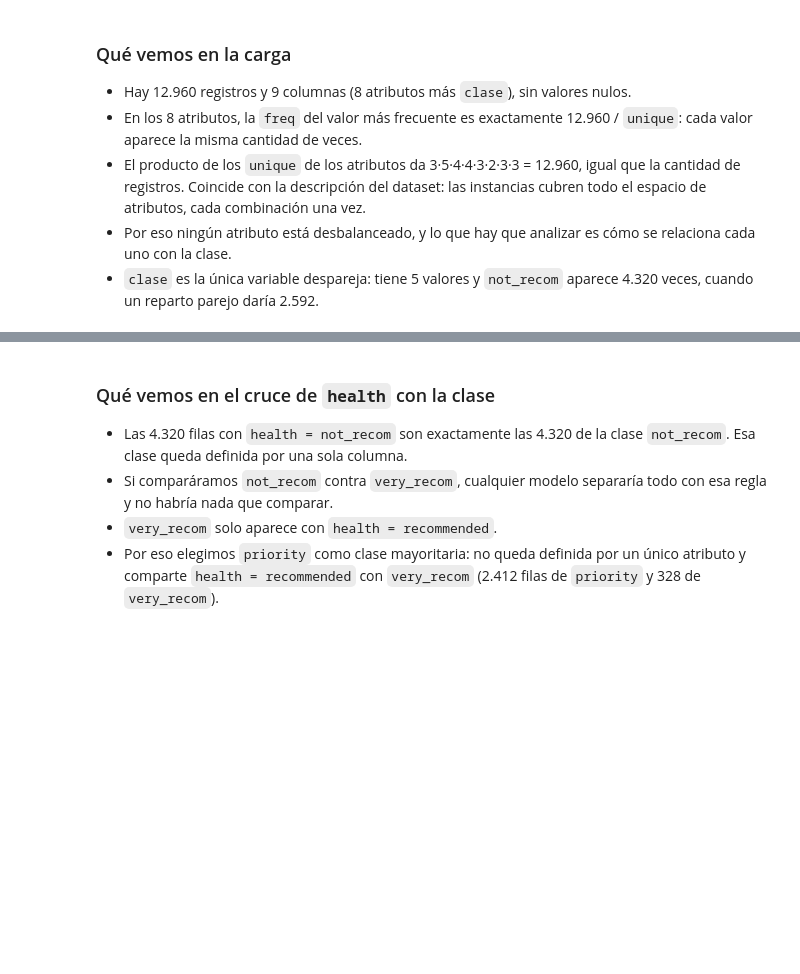
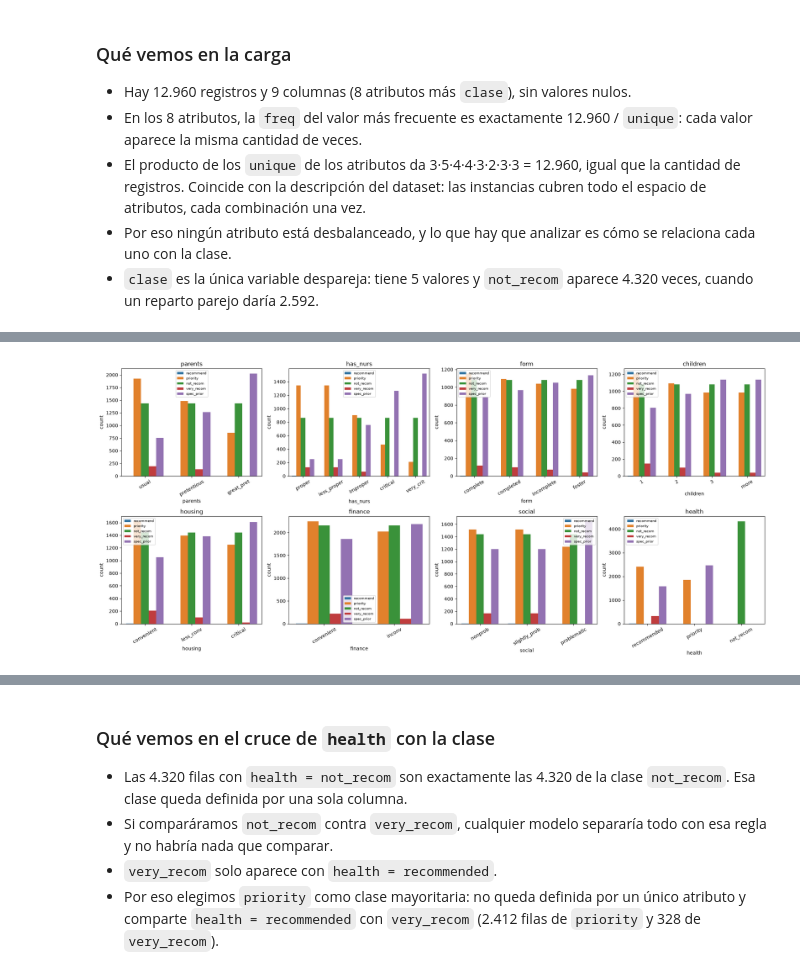
Before and after one commit to jota1308/MineriaDeDatosyAprendizajeAutomatico, a Jupyter notebook: notebooks/TP_Nursery.ipynb, the cells around one changed output, grey strips where cells are left out. Drawn from its saved outputs; the diff is of its cells as text; code cells hidden in the pictures; blank space fills up the shorter version.

```diff
--- a/notebooks/TP_Nursery.ipynb
+++ b/notebooks/TP_Nursery.ipynb
@@ -44,0 +85,12 @@ pd.crosstab(df['health'], df['clase'])
+# %%
+# @title Distribución de cada atributo según la clase
+fig, axes= plt.subplots(2, 4, figsize=(20, 9))
+for col, ax in zip(columnas[:-1], axes.ravel()):
+    sns.countplot(data=df, x=col, hue='clase', ax=ax)
+    ax.set_title(col)
+    ax.tick_params(axis='x', rotation=30)
+    ax.legend(fontsize=7)
+plt.tight_layout()
+plt.show()
+# %% [output]
+[figure, added]
```
Also changed, not shown: parts of 14 cells of this notebook.
